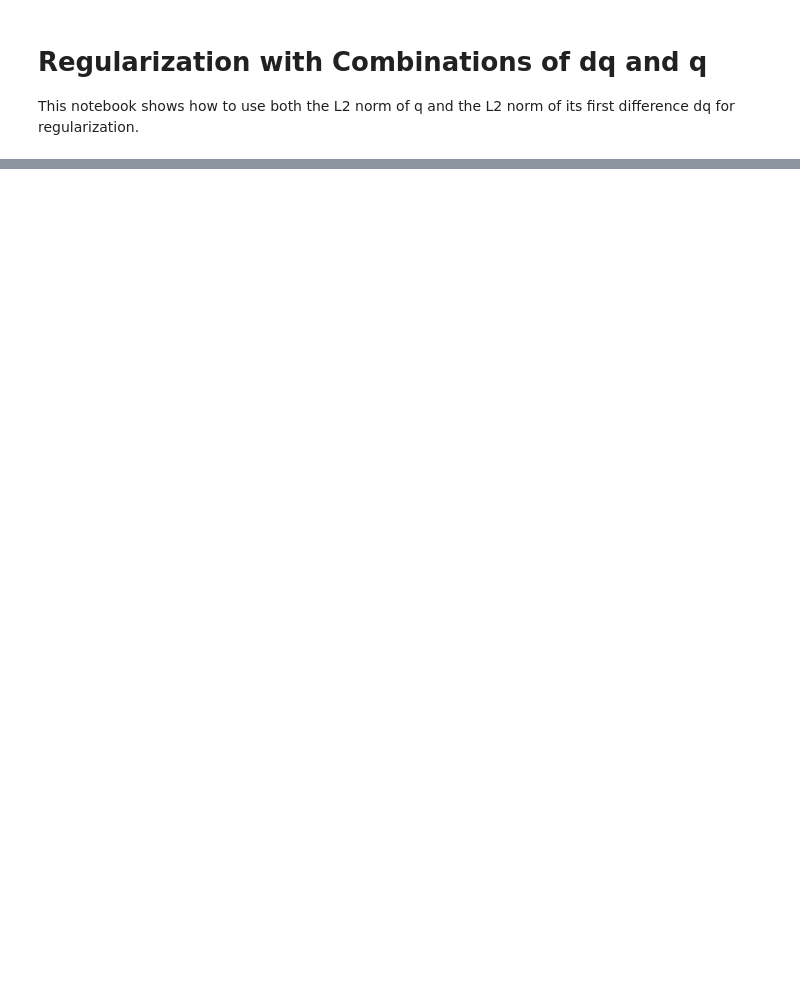
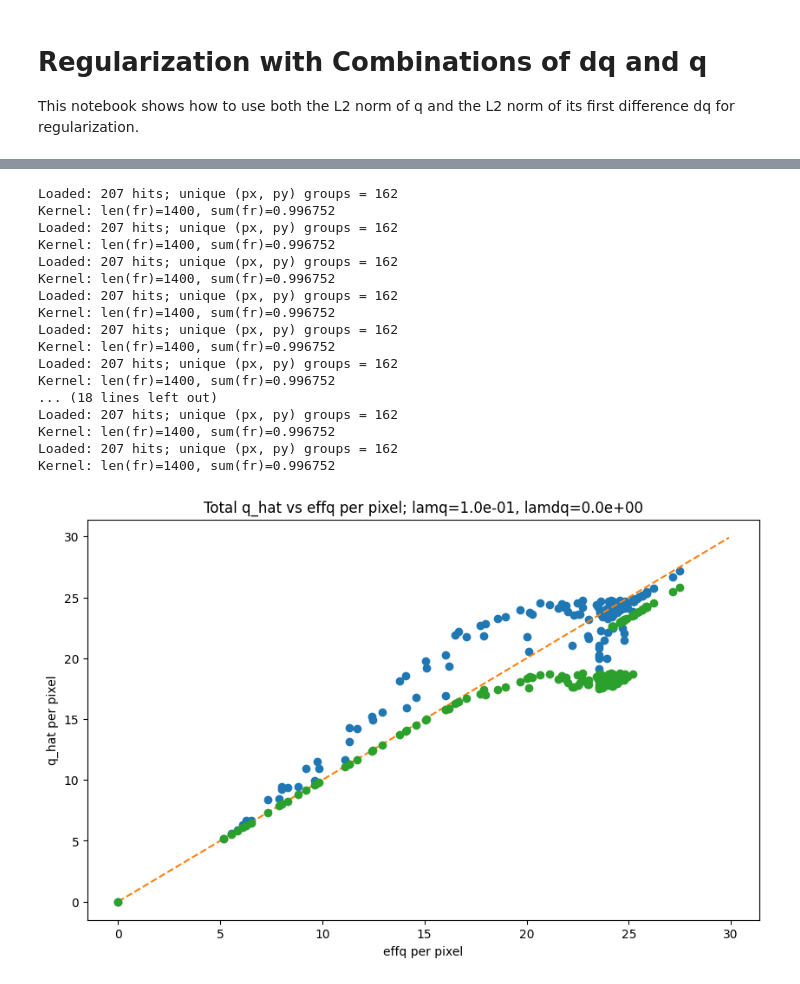
Before and after one commit to yszhang95/2x2_ql, a Jupyter notebook: deconv/toy/tred_l2_combo.ipynb, the cells around one changed output, grey strips where cells are left out. Saved outputs shown, nothing was run; the diff lists cells and outputs as text; code cells hidden in the pictures; blank space fills up the shorter version.

```diff
--- a/deconv/toy/tred_l2_combo.ipynb
+++ b/deconv/toy/tred_l2_combo.ipynb
@@ -353,0 +370,30 @@ Kernel: len(fr)=1400, sum(fr)=0.996752
+# %%
+# Try different combinations
+study_lam_combo(0.1, 0, 0, 0)
+study_lam_combo(3, 0, 0, 0)
+study_lam_combo(0, 3, 0, 0)
+study_lam_combo(1, 1, 0, 0)
+study_lam_combo(0.5, 2, 0, 0)
+study_lam_combo(2, 0.5, 0, 0)
+study_lam_combo(3, 1, 0, 0)
+study_lam_combo(3, 5, 0, 0)
+study_lam_combo(3, 200, 0, 0)
+# %% [output]
+Loaded: 207 hits; unique (px, py) groups = 162
+Kernel: len(fr)=1400, sum(fr)=0.996752
+Loaded: 207 hits; unique (px, py) groups = 162
+Kernel: len(fr)=1400, sum(fr)=0.996752
+Loaded: 207 hits; unique (px, py) groups = 162
+Kernel: len(fr)=1400, sum(fr)=0.996752
+Loaded: 207 hits; unique (px, py) groups = 162
+Kernel: len(fr)=1400, sum(fr)=0.996752
+Loaded: 207 hits; unique (px, py) groups = 162
+Kernel: len(fr)=1400, sum(fr)=0.996752
+Loaded: 207 hits; unique (px, py) groups = 162
+Kernel: len(fr)=1400, sum(fr)=0.996752
+... (18 lines left out)
+Loaded: 207 hits; unique (px, py) groups = 162
+Kernel: len(fr)=1400, sum(fr)=0.996752
+Loaded: 207 hits; unique (px, py) groups = 162
+Kernel: len(fr)=1400, sum(fr)=0.996752
+[figure, added]
```
Also changed, not shown: parts of 5 cells of this notebook, 2 other files.
